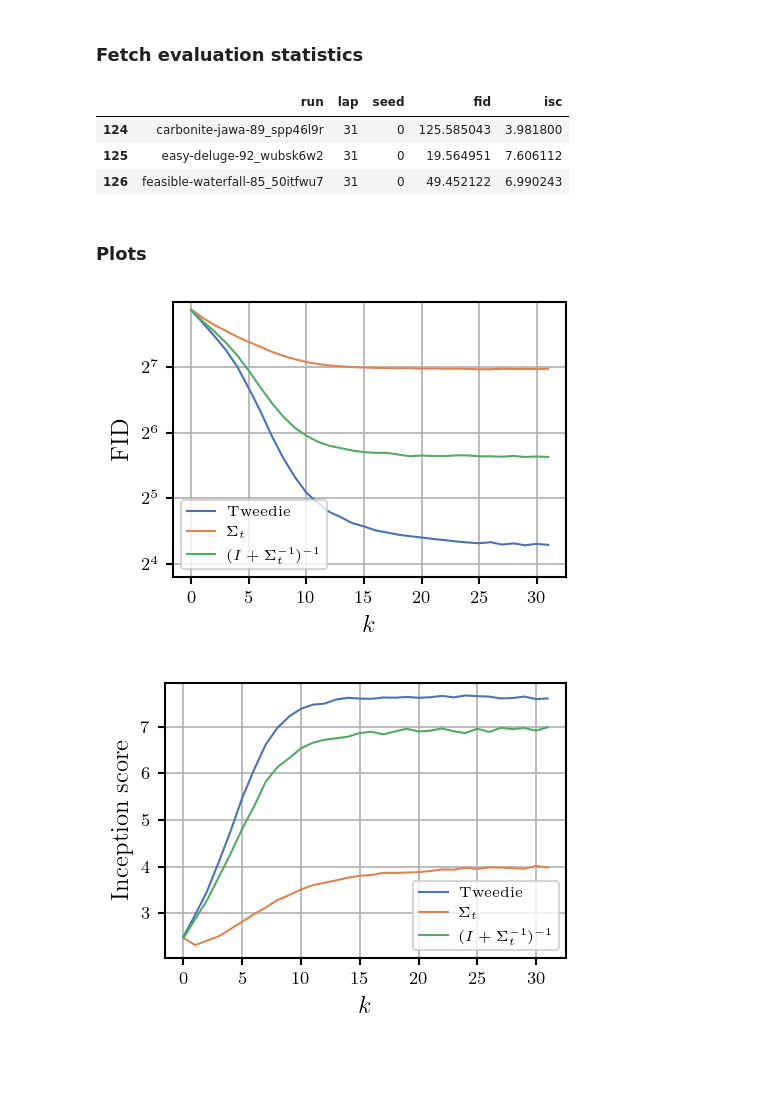
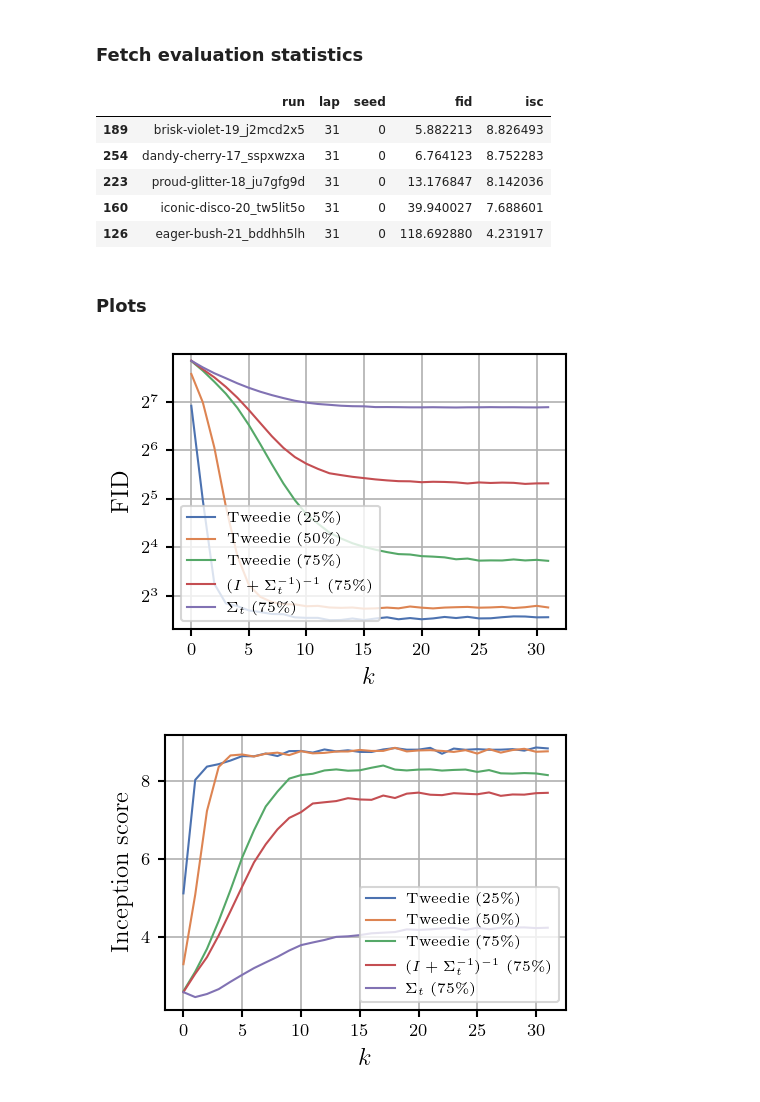
Before and after one commit to francois-rozet/diffusion-priors, a Jupyter notebook: experiments/cifar/stats.ipynb, the cells around one changed output. Drawn from its saved outputs; the diff is of its cells as text; code cells hidden in the pictures; blank space fills up the shorter version.

```diff
--- a/experiments/cifar/stats.ipynb
+++ b/experiments/cifar/stats.ipynb
@@ -8,18 +8,30 @@ from utils import *
 ### Fetch evaluation statistics
 # %%
 data = pd.read_csv(PATH / 'statistics.csv', names=['run', 'lap', 'seed', 'fid', 'isc'])
-data = data[
-    (data.run == 'easy-deluge-92_wubsk6w2')           # Tweedie
-    | (data.run == 'carbonite-jawa-89_spp46l9r')      # Σ_t
-    | (data.run == 'feasible-waterfall-85_50itfwu7')  # (I + Σ_t^{-1})^{-1}
+data = pd.concat((
+    data[data.run == 'brisk-violet-19_j2mcd2x5'],
+    data[data.run == 'dandy-cherry-17_sspxwzxa'],
+    data[data.run == 'proud-glitter-18_ju7gfg9d'],
+    data[data.run == 'iconic-disco-20_tw5lit5o'],
+    data[data.run == 'eager-bush-21_bddhh5lh'],
+))
+
+labels = [
+    'Tweedie (25\%)',
+    'Tweedie (50\%)',
+    'Tweedie (75\%)',
+    '$(I + \Sigma_t^{-1})^{-1}$ (75\%)',
+    '$\Sigma_t$ (75\%)',
 ]
 # %%
 data[data.lap == 31]
 # %% [output]
 |  | run | lap | seed | fid | isc |
-| 124 | carbonite-jawa-89_spp46l9r | 31 | 0 | 125.585043 | 3.981800 |
-| 125 | easy-deluge-92_wubsk6w2 | 31 | 0 | 19.564951 | 7.606112 |
-| 126 | feasible-waterfall-85_50itfwu7 | 31 | 0 | 49.452122 | 6.990243 |
+| 189 | brisk-violet-19_j2mcd2x5 | 31 | 0 | 5.882213 | 8.826493 |
+| 254 | dandy-cherry-17_sspxwzxa | 31 | 0 | 6.764123 | 8.752283 |
+| 223 | proud-glitter-18_ju7gfg9d | 31 | 0 | 13.176847 | 8.142036 |
+| 160 | iconic-disco-20_tw5lit5o | 31 | 0 | 39.940027 | 7.688601 |
+| 126 | eager-bush-21_bddhh5lh | 31 | 0 | 118.692880 | 4.231917 |
 # %% [markdown]
 ### Plots
 # %%
@@ -46,22 +58,21 @@ sb.set_palette(sb.color_palette('deep'))
 # %%
 ax = sb.lineplot(data, x='lap', y='fid', hue='run')
 
 ax.grid()
-ax.set_ylim(14, 254)
+ax.set_ylim(5, 254)
 ax.set_yscale('log', base=2)
 ax.set_xlabel('$k$')
 ax.set_ylabel('FID')
 
 handles, _ = ax.get_legend_handles_labels()
-labels = ['Tweedie', '$\Sigma_t$', '$(I + \Sigma_t^{-1})^{-1}$']
 
-ax.legend(handles, labels)
+ax.legend(handles, labels, loc='lower left')
 
 fig = plt.gcf()
 fig.tight_layout(pad=0.5)
 fig.savefig('cifar_fid.pdf', dpi=300)
 # %% [output]
-[figure, old version]
+[figure, new version]
 # %%
 ax = sb.lineplot(data, x='lap', y='isc', hue='run')
 
@@ -70,12 +81,11 @@ ax.set_xlabel('$k$')
 ax.set_ylabel('Inception score')
 
 handles, _ = ax.get_legend_handles_labels()
-labels = ['Tweedie', '$\Sigma_t$', '$(I + \Sigma_t^{-1})^{-1}$']
 
-ax.legend(handles, labels)
+ax.legend(handles, labels, loc='lower right')
 
 fig = plt.gcf()
 fig.tight_layout(pad=0.5)
 fig.savefig('cifar_isc.pdf', dpi=300)
 # %% [output]
-[figure, old version]
+[figure, new version]
```
Also changed, not shown: 6 other files.
